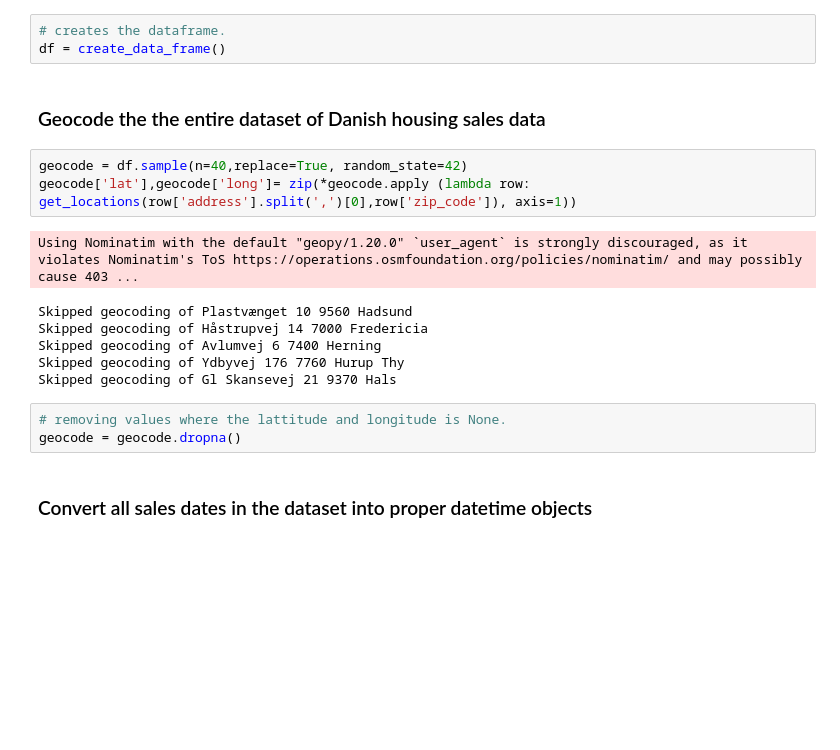
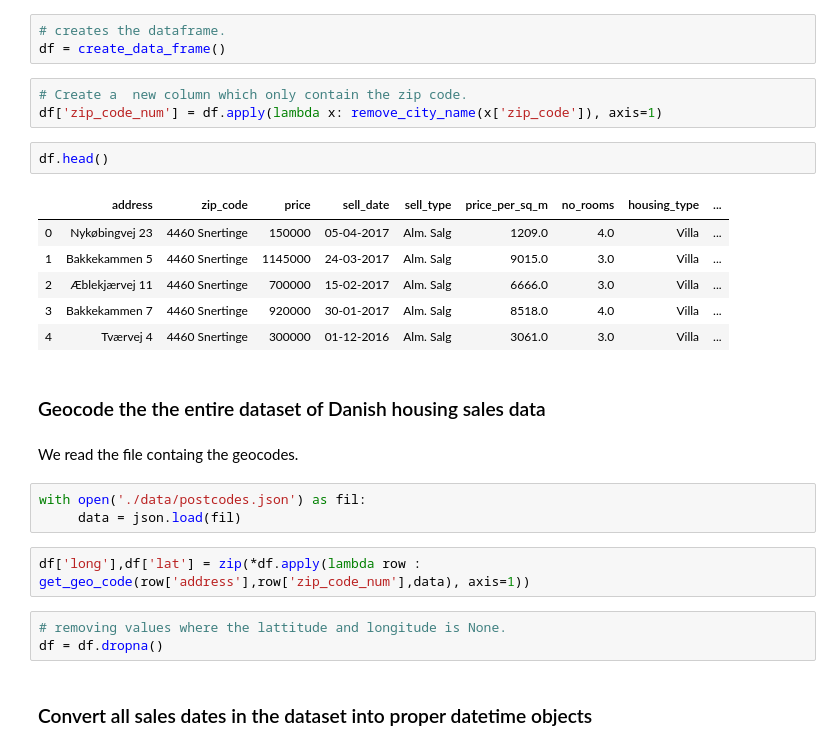
Before and after one commit to pravien/Business-Intelligence, a Jupyter notebook: assignment-2/Assignment-2.ipynb, the cells around one changed output. Cells and saved outputs as stored; diff of their text form; blank space fills up the shorter version.

```diff
--- a/assignment-2/Assignment-2.ipynb
+++ b/assignment-2/Assignment-2.ipynb
@@ -84,21 +123,30 @@ def calulate_avg_year(df,mask,year,zipcode):
 # %%
 # creates the dataframe.
 df = create_data_frame()
+# %%
+# Create a  new column which only contain the zip code.
+df['zip_code_num'] = df.apply(lambda x: remove_city_name(x['zip_code']), axis=1)
+# %%
+df.head()
+# %% [output]
+|  | address | zip_code | price | sell_date | sell_type | price_per_sq_m | no_rooms | housing_type | ... |
+| 0 | Nykøbingvej 23 | 4460 Snertinge | 150000 | 05-04-2017 | Alm. Salg | 1209.0 | 4.0 | Villa | ... |
+| 1 | Bakkekammen 5 | 4460 Snertinge | 1145000 | 24-03-2017 | Alm. Salg | 9015.0 | 3.0 | Villa | ... |
+| 2 | Æblekjærvej 11 | 4460 Snertinge | 700000 | 15-02-2017 | Alm. Salg | 6666.0 | 3.0 | Villa | ... |
+| 3 | Bakkekammen 7 | 4460 Snertinge | 920000 | 30-01-2017 | Alm. Salg | 8518.0 | 4.0 | Villa | ... |
+| 4 | Tværvej 4 | 4460 Snertinge | 300000 | 01-12-2016 | Alm. Salg | 3061.0 | 3.0 | Villa | ... |
 # %% [markdown]
 ### Geocode the the entire dataset of Danish housing sales data
+# %% [markdown]
+We read the file containg the geocodes.
+# %%
+with open('./data/postcodes.json') as fil:
+     data = json.load(fil)
 # %%
-geocode = df.sample(n=40,replace=True, random_state=42)
-geocode['lat'],geocode['long']= zip(*geocode.apply (lambda row: get_locations(row['address'].split(',')[0],row['zip_code']), axis=1))
+df['long'],df['lat'] = zip(*df.apply(lambda row : get_geo_code(row['address'],row['zip_code_num'],data), axis=1))
-# %% [output]
-Using Nominatim with the default "geopy/1.20.0" `user_agent` is strongly discouraged, as it violates Nominatim's ToS https://operations.osmfoundation.org/policies/nominatim/ and may possibly cause 403 ...
-Skipped geocoding of Plastvænget 10 9560 Hadsund
-Skipped geocoding of Håstrupvej 14 7000 Fredericia
-Skipped geocoding of Avlumvej 6 7400 Herning
-Skipped geocoding of Ydbyvej 176 7760 Hurup Thy
-Skipped geocoding of Gl Skansevej 21 9370 Hals
 # %%
 # removing values where the lattitude and longitude is None.
-geocode = geocode.dropna()
+df = df.dropna()
 # %% [markdown]
 ### Convert all sales dates in the dataset into proper datetime objects
 # %%
```
Also changed, not shown: parts of 9 cells of this notebook, 1 other file.
